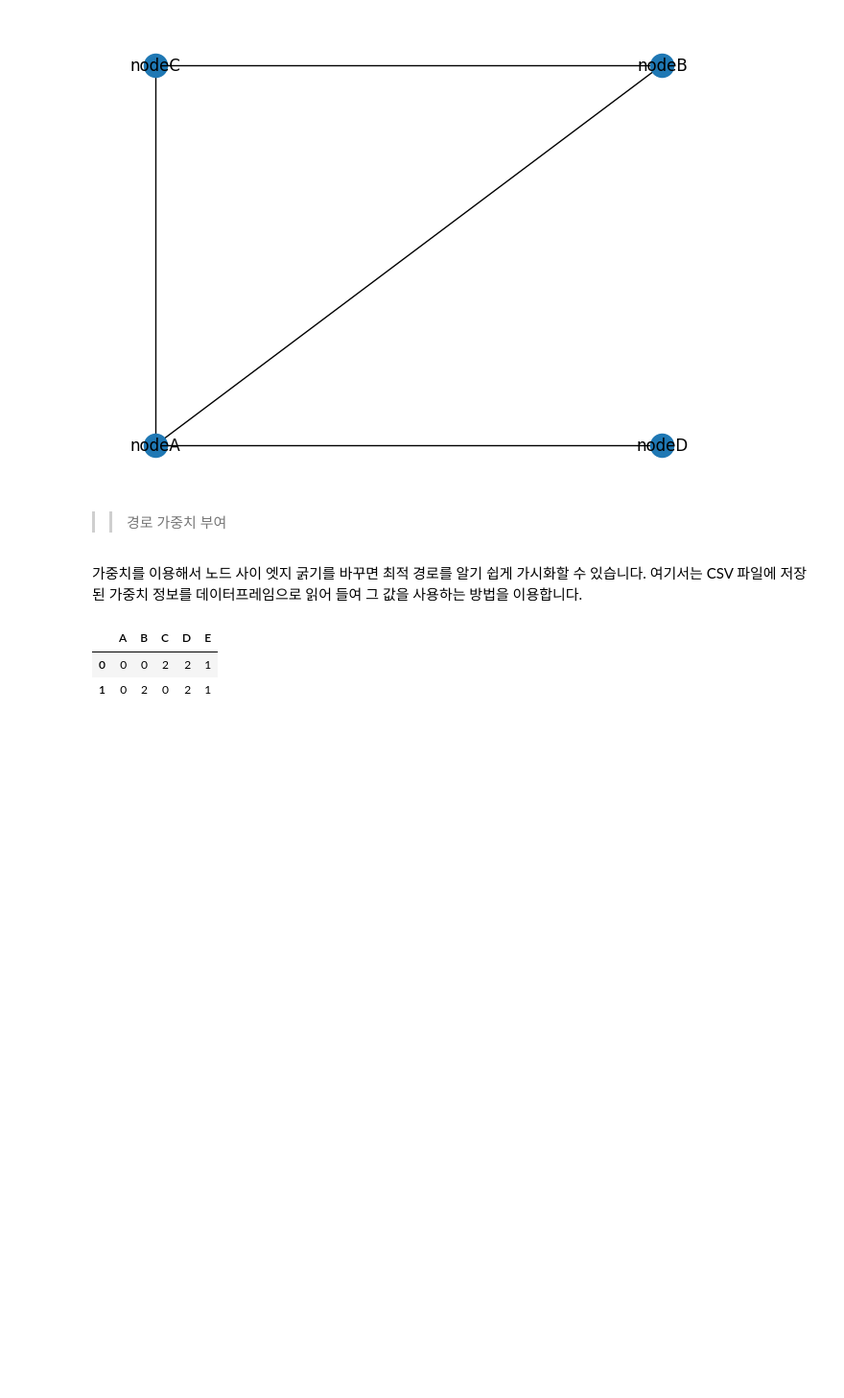
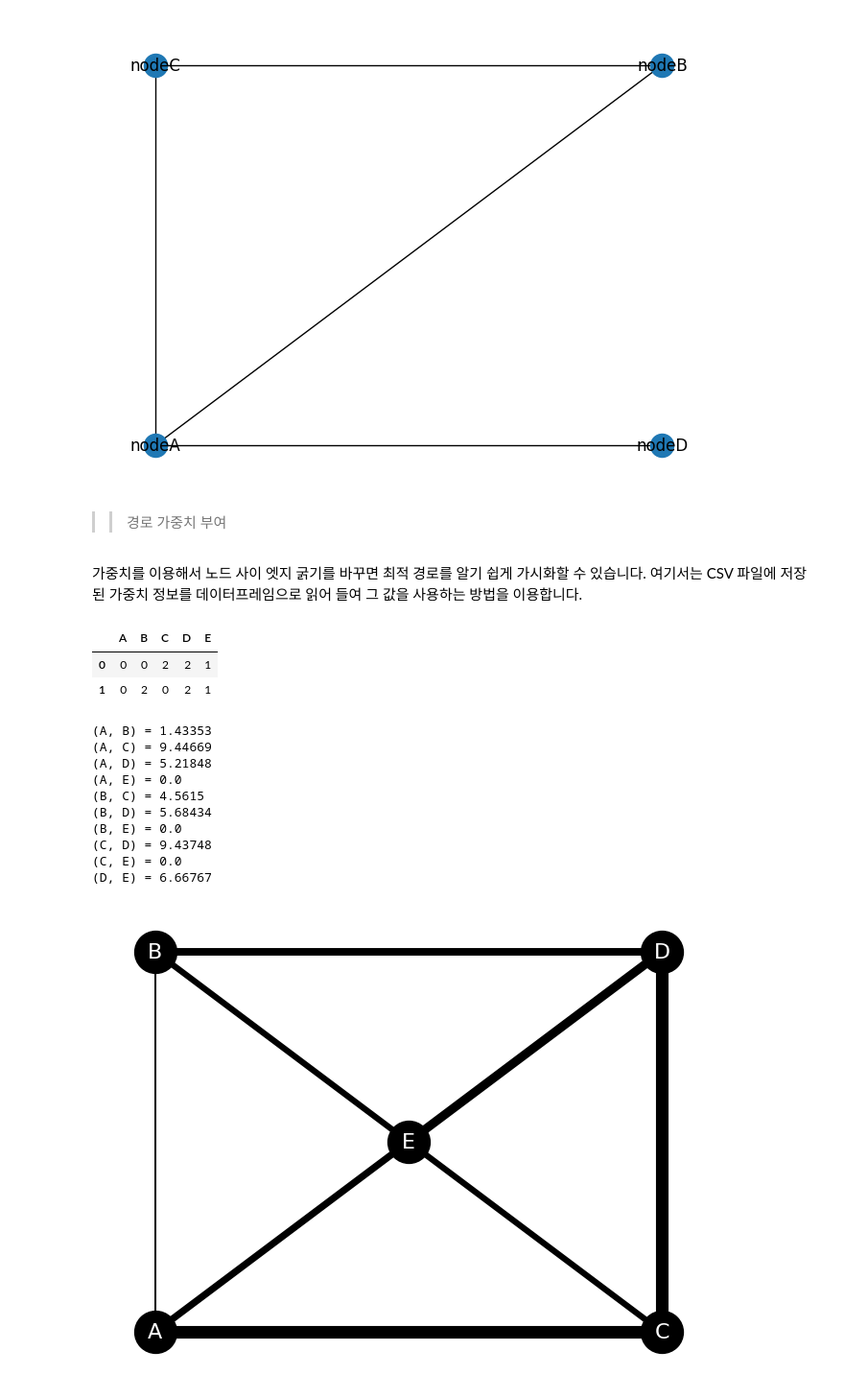
Before and after one commit to gmlwlswls/study_DataTechniques, a Jupyter notebook: 03. Optimization/route_optimization.ipynb, the cells around one changed output. Shown: that part at 96% size. Drawn from its saved outputs; the diff is of its cells as text; code cells hidden in the pictures; blank space fills up the shorter version.

```diff
--- a/03. Optimization/route_optimization.ipynb
+++ b/03. Optimization/route_optimization.ipynb
@@ -256,3 +256,60 @@ df_pos.head()
 |  | A | B | C | D | E |
 | 0 | 0 | 0 | 2 | 2 | 1 |
 | 1 | 0 | 2 | 0 | 2 | 1 |
+# %%
+# 책)
+
+# 그래프 객체 생성
+G = nx.Graph()
+
+df_w = df_weight
+df_p = df_pos
+
+# 노드 설정
+for i in range(len(df_w.columns)):
+    G.add_node(df_w.columns[i])
+
+# 엣지 설정 & 가중치 리스트화
+size = 10
+edge_weights = []
+num_pre = 0
+# 엣지 가중치 확인용 번역자 추가 코드
+name = ['A','B','C','D','E']
+
+for i in range(len(df_w.columns)):
+    for j in range(len(df_w.columns)):
+        if not (i==j):
+            # 엣지 추가
+            G.add_edge(df_w.columns[i],df_w.columns[j])
+            if num_pre<len(G.edges):
+                num_pre = len(G.edges)
+                # 엣지 가중치 추가
+                edge_weights.append(df_w.iloc[i][j]*size)
+
+                # 엣지 가중치 확인용 번역자 추가 코드
+                print(f'({name[i]}, {name[j]}) = {np.round(edge_weights[-1],5)}')
+
+
+# 좌표 설정
+pos = {}
+for i in range(len(df_w.columns)):
+    node = df_w.columns[i]
+    pos[node] = (df_p[node][0],df_p[node][1])
+
+# 그리기
+nx.draw(G, pos, with_labels=True,font_size=16, node_size = 1000, node_color='k', font_color='w', width=edge_weights)
+
+# 표시
+plt.show()
+# %% [output]
+(A, B) = 1.43353
+(A, C) = 9.44669
+(A, D) = 5.21848
+(A, E) = 0.0
+(B, C) = 4.5615
+(B, D) = 5.68434
+(B, E) = 0.0
+(C, D) = 9.43748
+(C, E) = 0.0
+(D, E) = 6.66767
+[figure, added]
```
Also changed, not shown: parts of 21 cells of this notebook.
